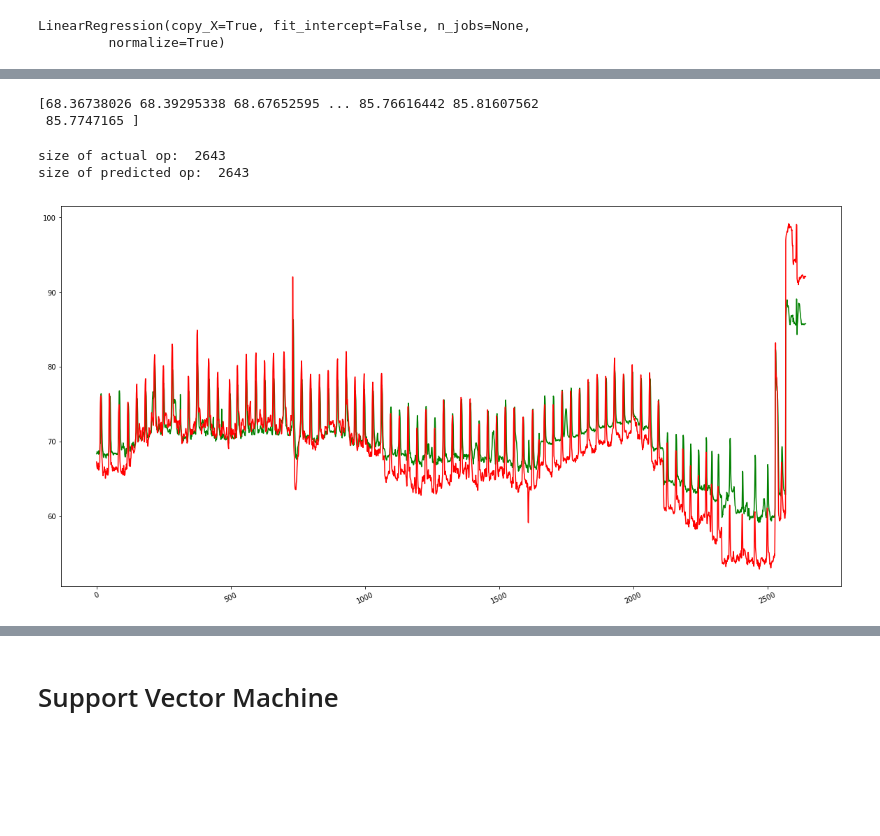
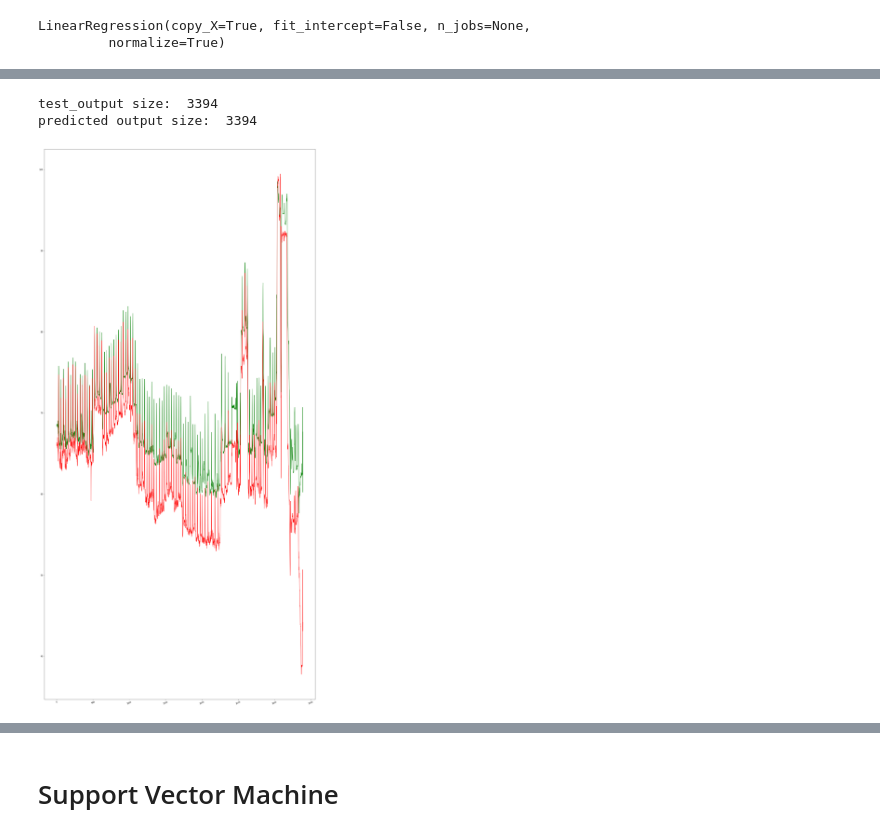
Before and after one commit to atifkarim/Time-Series-Forecasting-Using-Machine-Learning-Algorithm, a Jupyter notebook: Time_series_forecasting_with_regression_method.ipynb, the cells around one changed output, grey strips where cells are left out. Cells and saved outputs as stored; diff of their text form; code cells hidden in the pictures; blank space fills up the shorter version.

```diff
--- a/Time_series_forecasting_with_regression_method.ipynb
+++ b/Time_series_forecasting_with_regression_method.ipynb
@@ -45,0 +66,5 @@ multivariate_data=multivariate_data.loc[::-1]
+# %%
+ax = multivariate_data.plot(subplots=True, layout=(size_column,1))
+plt.rcParams['figure.figsize'] =(20,40)
+# plt.savefig('E:/University of Bremen MSc/masters_thesis/forecasting_sensor_data_Salzgitter_AG/images_from_training/multivariate_data_regression.png')
+plt.show()
@@ -46,5 +95,5 @@ multivariate_data=multivariate_data.loc[::-1]
 # %%
-multivariate_data.plot()
-plt.rcParams['figure.figsize'] =(20,10)
+bx = multivariate_data_modify.plot(subplots=True, layout=(size_column,1))
+plt.rcParams['figure.figsize'] =(20,40)
 plt.show()
 # %% [output]
@@ -53,3 +104,7 @@ plt.show()
 from numpy import nan
 multivariate_data_drop_zero= multivariate_data.replace(0,nan)
 multivariate_data_drop_zero=multivariate_data_drop_zero.dropna(how='any',axis=0)
+# %%
+bx = multivariate_data_drop_zero.plot(subplots=True, layout=(size_column,1))
+plt.rcParams['figure.figsize'] =(20,40)
+plt.show()
@@ -56,8 +113,5 @@ multivariate_data_drop_zero=multivariate_data_drop_zero.dropna(how='any',axis=0)
 # %%
 print('shape of multivariate_data: ',multivariate_data.shape)
+print('shape of multivariate_data_modify: ', multivariate_data_modify.shape)
 print('shape of multivariate_data_drop_zero: ',multivariate_data_drop_zero.shape)
-
-multivariate_data_drop_zero.plot()
-plt.rcParams['figure.figsize'] =(20,10)
-plt.show()
 # %% [output]
@@ -172,20 +169,18 @@ RMSE:  5.323054764375798
-# %%
-print(predicted_output)
-# %% [output]
-[68.36738026 68.39295338 68.67652595 ... 85.76616442 85.81607562
- 85.7747165 ]
+# %%
+print('test_output size: ',test_output.size)
+print('predicted output size: ',predicted_output.size)
+# %% [output]
+test_output size:  3394
+predicted output size:  3394
 # %%
-print('size of actual op: ',test_output.size)
-print('size of predicted op: ',predicted_output.size)
 plt.plot(predicted_output,color='green')
 plt.plot(test_output,color='red')
 # plt.plot(y,color='red')
 plt.xticks( rotation=25)
+plt.tight_layout()
 plt.show()
 # %% [output]
-size of actual op:  2643
-size of predicted op:  2643
-[figure, old version]
+[figure, new version]
 # %%
 from sklearn import linear_model
 from sklearn.metrics import mean_squared_error, r2_score, mean_absolute_error
```
Also changed, not shown: parts of 27 cells of this notebook.
